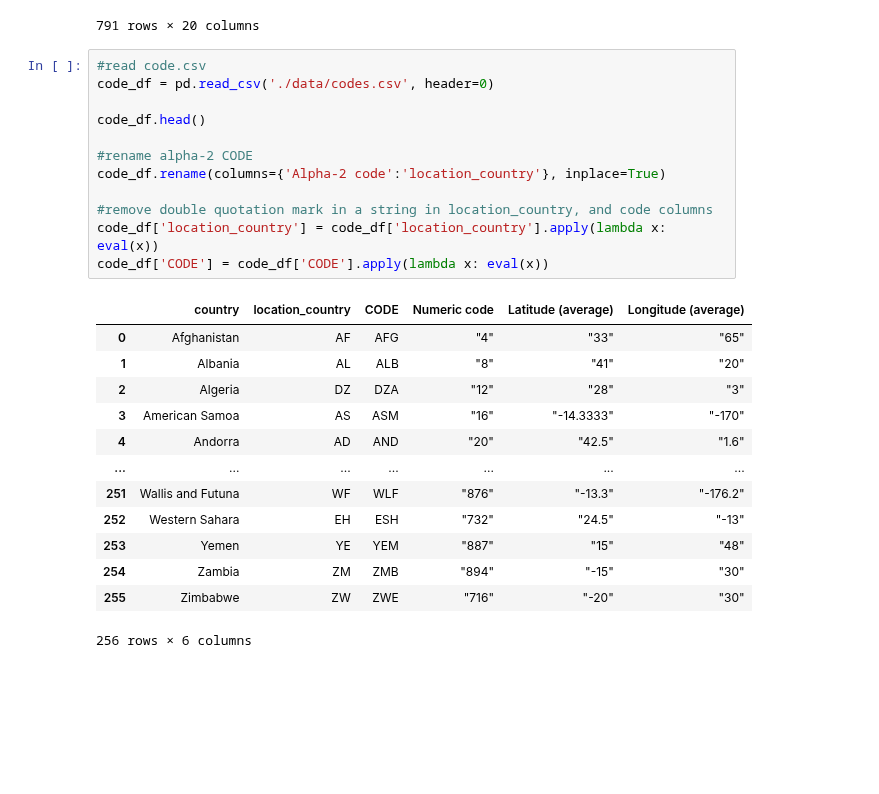
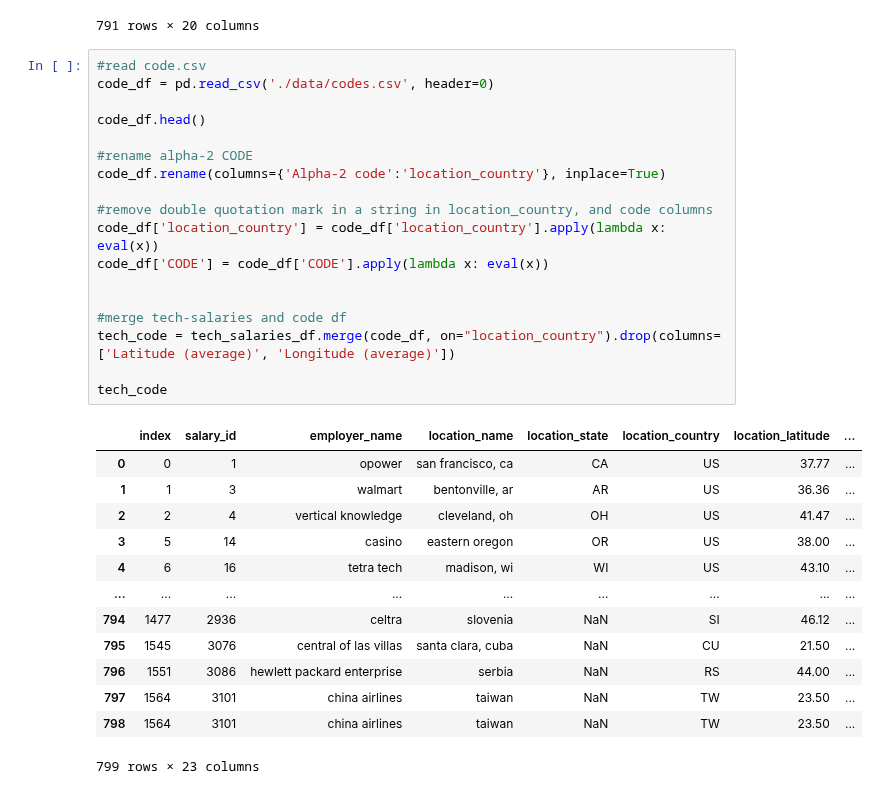
Before and after one commit to Reed-Carter/Global-Cost-of-Living, a Jupyter notebook: chloe.ipynb, the cells around one changed output. Cells and saved outputs as stored; diff of their text form; blank space fills up the shorter version.

Commit message:
Merge code and tech df

```diff
--- a/chloe.ipynb
+++ b/chloe.ipynb
@@ -165,26 +165,32 @@ Index(['index', 'salary_id', 'employer_name', 'location_name',
 # %%
 #read code.csv
 code_df = pd.read_csv('./data/codes.csv', header=0)
 
 code_df.head()
 
 #rename alpha-2 CODE
 code_df.rename(columns={'Alpha-2 code':'location_country'}, inplace=True)
 
 #remove double quotation mark in a string in location_country, and code columns
 code_df['location_country'] = code_df['location_country'].apply(lambda x: eval(x))
 code_df['CODE'] = code_df['CODE'].apply(lambda x: eval(x))
+
+
+#merge tech-salaries and code df
+tech_code = tech_salaries_df.merge(code_df, on="location_country").drop(columns=['Latitude (average)', 'Longitude (average)'])
+
+tech_code
 # %% [output]
-|  | country | location_country | CODE | Numeric code | Latitude (average) | Longitude (average) |
-| 0 | Afghanistan | AF | AFG | "4" | "33" | "65" |
-| 1 | Albania | AL | ALB | "8" | "41" | "20" |
-| 2 | Algeria | DZ | DZA | "12" | "28" | "3" |
-| 3 | American Samoa | AS | ASM | "16" | "-14.3333" | "-170" |
-| 4 | Andorra | AD | AND | "20" | "42.5" | "1.6" |
-| ... | ... | ... | ... | ... | ... | ... |
-| 251 | Wallis and Futuna | WF | WLF | "876" | "-13.3" | "-176.2" |
-| 252 | Western Sahara | EH | ESH | "732" | "24.5" | "-13" |
-| 253 | Yemen | YE | YEM | "887" | "15" | "48" |
-| 254 | Zambia | ZM | ZMB | "894" | "-15" | "30" |
-| 255 | Zimbabwe | ZW | ZWE | "716" | "-20" | "30" |
+|  | index | salary_id | employer_name | location_name | location_state | location_country | location_latitude | ... |
+| 0 | 0 | 1 | opower | san francisco, ca | CA | US | 37.77 | ... |
+| 1 | 1 | 3 | walmart | bentonville, ar | AR | US | 36.36 | ... |
+| 2 | 2 | 4 | vertical knowledge | cleveland, oh | OH | US | 41.47 | ... |
+| 3 | 5 | 14 | casino | eastern oregon | OR | US | 38.00 | ... |
+| 4 | 6 | 16 | tetra tech | madison, wi | WI | US | 43.10 | ... |
+| ... | ... | ... | ... | ... | ... | ... | ... | ... |
+| 794 | 1477 | 2936 | celtra | slovenia | NaN | SI | 46.12 | ... |
+| 795 | 1545 | 3076 | central of las villas | santa clara, cuba | NaN | CU | 21.50 | ... |
+| 796 | 1551 | 3086 | hewlett packard enterprise | serbia | NaN | RS | 44.00 | ... |
+| 797 | 1564 | 3101 | china airlines | taiwan | NaN | TW | 23.50 | ... |
+| 798 | 1564 | 3101 | china airlines | taiwan | NaN | TW | 23.50 | ... |
-256 rows × 6 columns
+799 rows × 23 columns
```
